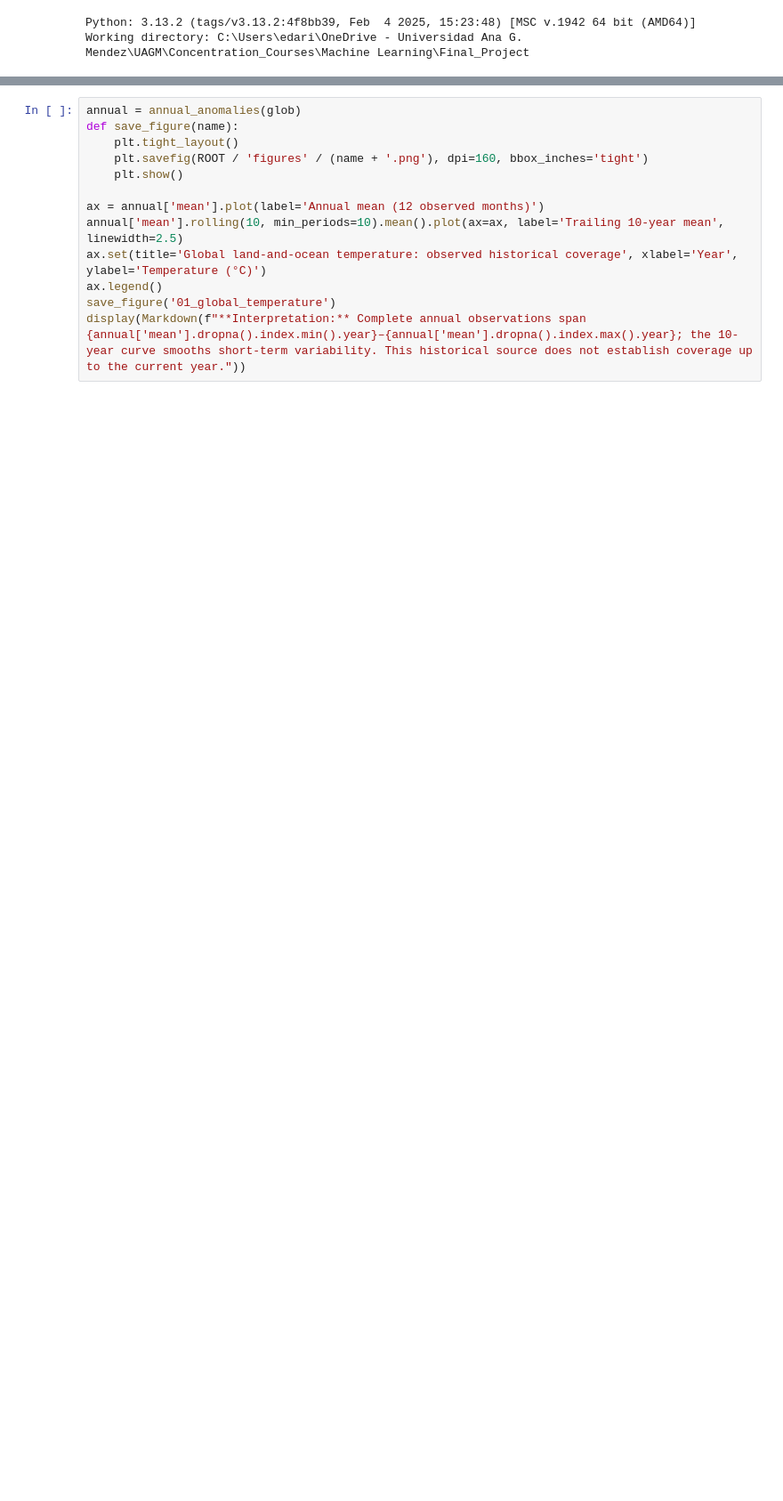
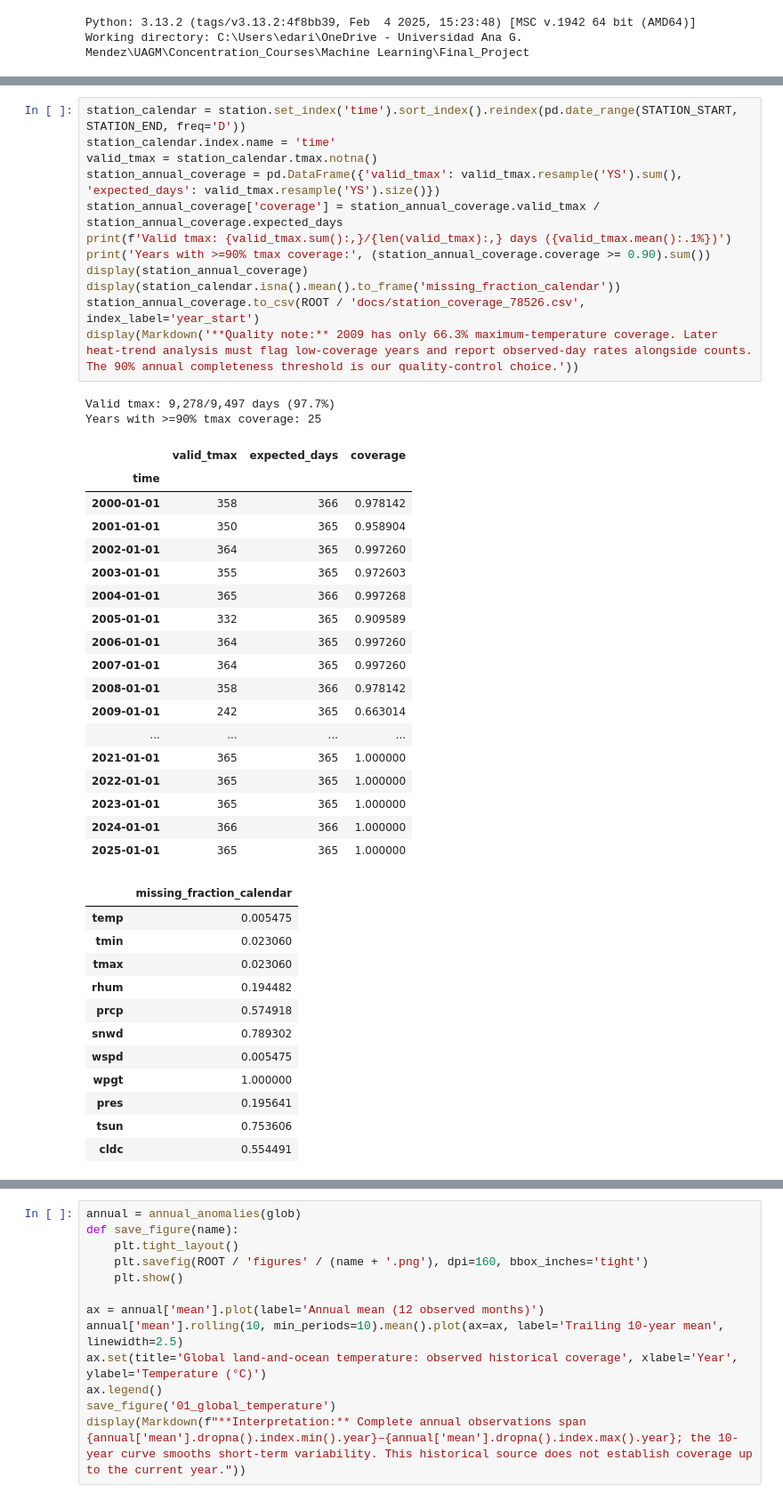
Before and after one commit to Edariel22/Project4_Climate_Analysis, a Jupyter notebook: notebooks/Project4_TeamTBD.ipynb, the cells around one changed output, grey strips where cells are left out. Shown at 89% size. Cells and saved outputs as stored; diff of their text form; blank space fills up the shorter version.

```diff
--- a/notebooks/Project4_TeamTBD.ipynb
+++ b/notebooks/Project4_TeamTBD.ipynb
@@ -301,0 +310,45 @@ rain shape: (145460, 23)
+# %%
+station_calendar = station.set_index('time').sort_index().reindex(pd.date_range(STATION_START, STATION_END, freq='D'))
+station_calendar.index.name = 'time'
+valid_tmax = station_calendar.tmax.notna()
+station_annual_coverage = pd.DataFrame({'valid_tmax': valid_tmax.resample('YS').sum(), 'expected_days': valid_tmax.resample('YS').size()})
+station_annual_coverage['coverage'] = station_annual_coverage.valid_tmax / station_annual_coverage.expected_days
+print(f'Valid tmax: {valid_tmax.sum():,}/{len(valid_tmax):,} days ({valid_tmax.mean():.1%})')
+print('Years with >=90% tmax coverage:', (station_annual_coverage.coverage >= 0.90).sum())
+display(station_annual_coverage)
+display(station_calendar.isna().mean().to_frame('missing_fraction_calendar'))
+station_annual_coverage.to_csv(ROOT / 'docs/station_coverage_78526.csv', index_label='year_start')
+display(Markdown('**Quality note:** 2009 has only 66.3% maximum-temperature coverage. Later heat-trend analysis must flag low-coverage years and report observed-day rates alongside counts. The 90% annual completeness threshold is our quality-control choice.'))
+# %% [output]
+Valid tmax: 9,278/9,497 days (97.7%)
+Years with >=90% tmax coverage: 25
+|  | valid_tmax | expected_days | coverage |
+| time |  |  |  |
+| 2000-01-01 | 358 | 366 | 0.978142 |
+| 2001-01-01 | 350 | 365 | 0.958904 |
+| 2002-01-01 | 364 | 365 | 0.997260 |
+| 2003-01-01 | 355 | 365 | 0.972603 |
+| 2004-01-01 | 365 | 366 | 0.997268 |
+| 2005-01-01 | 332 | 365 | 0.909589 |
+| 2006-01-01 | 364 | 365 | 0.997260 |
+| 2007-01-01 | 364 | 365 | 0.997260 |
+| 2008-01-01 | 358 | 366 | 0.978142 |
+| 2009-01-01 | 242 | 365 | 0.663014 |
+| ... | ... | ... | ... |
+| 2021-01-01 | 365 | 365 | 1.000000 |
+| 2022-01-01 | 365 | 365 | 1.000000 |
+| 2023-01-01 | 365 | 365 | 1.000000 |
+| 2024-01-01 | 366 | 366 | 1.000000 |
+| 2025-01-01 | 365 | 365 | 1.000000 |
+|  | missing_fraction_calendar |
+| temp | 0.005475 |
+| tmin | 0.023060 |
+| tmax | 0.023060 |
+| rhum | 0.194482 |
+| prcp | 0.574918 |
+| snwd | 0.789302 |
+| wspd | 0.005475 |
+| wpgt | 1.000000 |
+| pres | 0.195641 |
+| tsun | 0.753606 |
+| cldc | 0.554491 |
```
Also changed, not shown: parts of 8 cells of this notebook, 22 other files.
